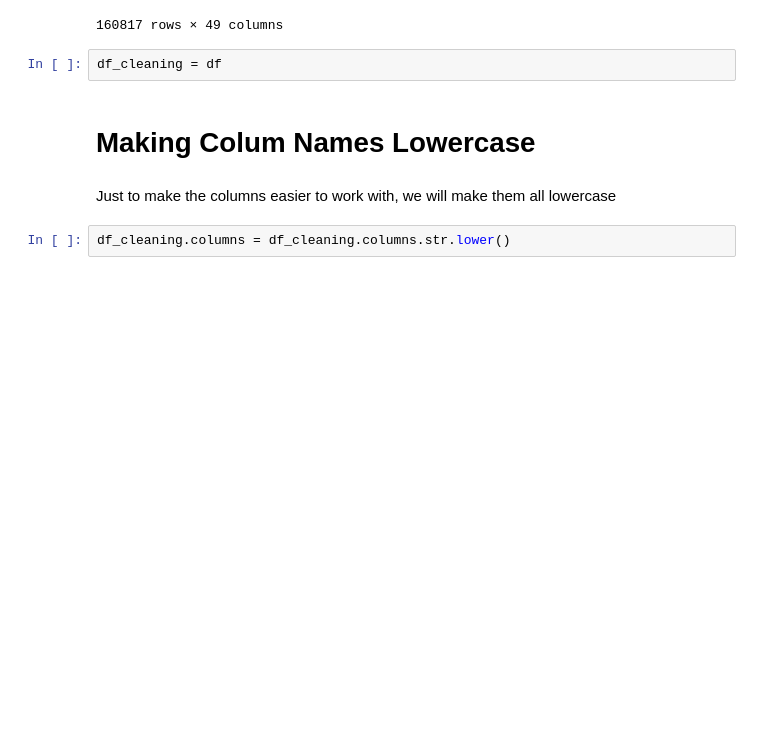
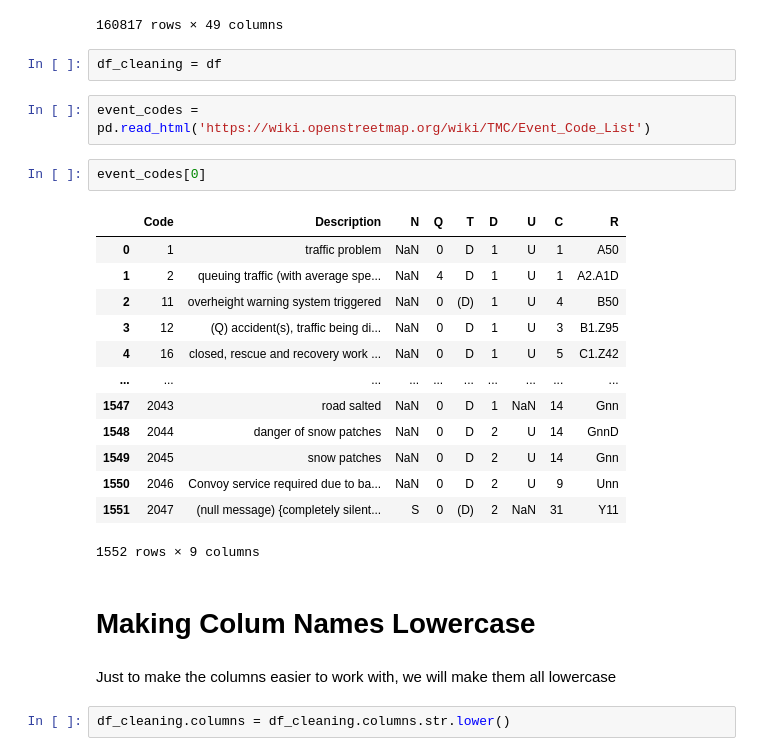
Before and after one commit to brenfrrs/startup_classification, a Jupyter notebook: data_cleaning.ipynb, the cells around one changed output. Drawn from its saved outputs; the diff is of its cells as text; blank space fills up the shorter version.

Commit message:
added TMC event code dataframe

```diff
--- a/data_cleaning.ipynb
+++ b/data_cleaning.ipynb
@@ -30,6 +30,24 @@ df
 160817 rows × 49 columns
 # %%
 df_cleaning = df
+# %%
+event_codes = pd.read_html('https://wiki.openstreetmap.org/wiki/TMC/Event_Code_List')
+# %%
+event_codes[0]
+# %% [output]
+|  | Code | Description | N | Q | T | D | U | C | R |
+| 0 | 1 | traffic problem | NaN | 0 | D | 1 | U | 1 | A50 |
+| 1 | 2 | queuing traffic (with average spe... | NaN | 4 | D | 1 | U | 1 | A2.A1D |
+| 2 | 11 | overheight warning system triggered | NaN | 0 | (D) | 1 | U | 4 | B50 |
+| 3 | 12 | (Q) accident(s), traffic being di... | NaN | 0 | D | 1 | U | 3 | B1.Z95 |
+| 4 | 16 | closed, rescue and recovery work ... | NaN | 0 | D | 1 | U | 5 | C1.Z42 |
+| ... | ... | ... | ... | ... | ... | ... | ... | ... | ... |
+| 1547 | 2043 | road salted | NaN | 0 | D | 1 | NaN | 14 | Gnn |
+| 1548 | 2044 | danger of snow patches | NaN | 0 | D | 2 | U | 14 | GnnD |
+| 1549 | 2045 | snow patches | NaN | 0 | D | 2 | U | 14 | Gnn |
+| 1550 | 2046 | Convoy service required due to ba... | NaN | 0 | D | 2 | U | 9 | Unn |
+| 1551 | 2047 | (null message) {completely silent... | S | 0 | (D) | 2 | NaN | 31 | Y11 |
+1552 rows × 9 columns
 # %% [markdown]
 # Making Colum Names Lowercase
 # %% [markdown]
```
Also changed, not shown: parts of 1 cell of this notebook.
